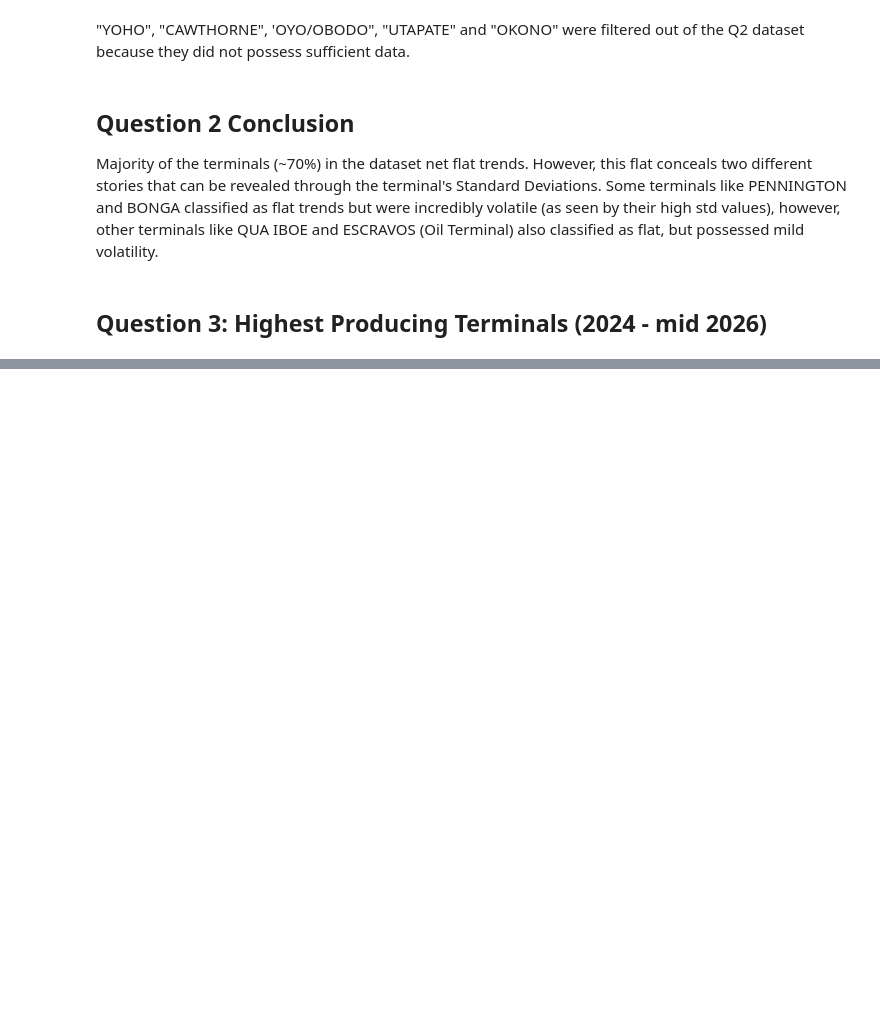
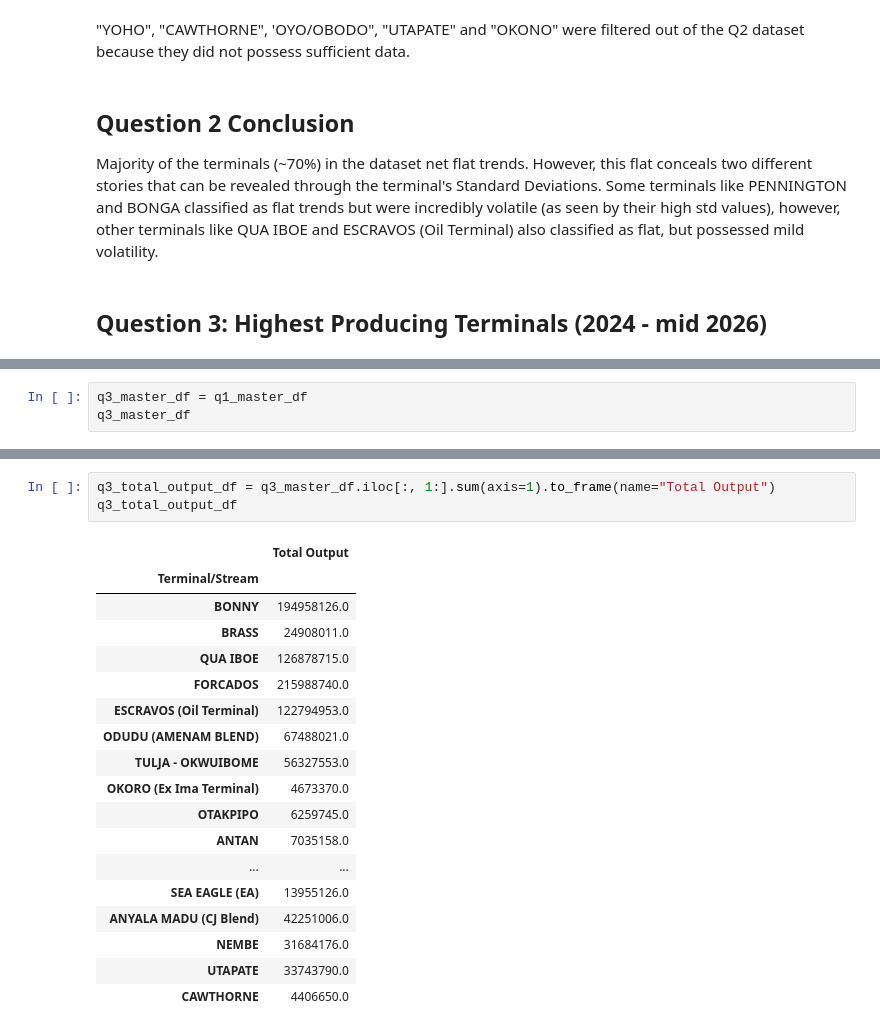
Before and after one commit to loteehenry/Oil-Production---Exploratory-Data-Analysis, a Jupyter notebook: notebooks/analysis.ipynb, the cells around one changed output, grey strips where cells are left out. Cells and saved outputs as stored; diff of their text form; blank space fills up the shorter version.

```diff
--- a/notebooks/analysis.ipynb
+++ b/notebooks/analysis.ipynb
@@ -876,0 +870,3 @@ Majority of the terminals (~70%) in the dataset net flat trends. However, this f
+# %%
+q3_master_df = q1_master_df
+q3_master_df
@@ -876,0 +893,22 @@ Majority of the terminals (~70%) in the dataset net flat trends. However, this f
+# %%
+q3_total_output_df = q3_master_df.iloc[:, 1:].sum(axis=1).to_frame(name="Total Output")
+q3_total_output_df
+# %% [output]
+|  | Total Output |
+| Terminal/Stream |  |
+| BONNY | 194958126.0 |
+| BRASS | 24908011.0 |
+| QUA IBOE | 126878715.0 |
+| FORCADOS | 215988740.0 |
+| ESCRAVOS (Oil Terminal) | 122794953.0 |
+| ODUDU (AMENAM BLEND) | 67488021.0 |
+| TULJA - OKWUIBOME | 56327553.0 |
+| OKORO (Ex Ima Terminal) | 4673370.0 |
+| OTAKPIPO | 6259745.0 |
+| ANTAN | 7035158.0 |
+| ... | ... |
+| SEA EAGLE (EA) | 13955126.0 |
+| ANYALA MADU (CJ Blend) | 42251006.0 |
+| NEMBE | 31684176.0 |
+| UTAPATE | 33743790.0 |
+| CAWTHORNE | 4406650.0 |
```
Also changed, not shown: parts of 9 cells of this notebook.
